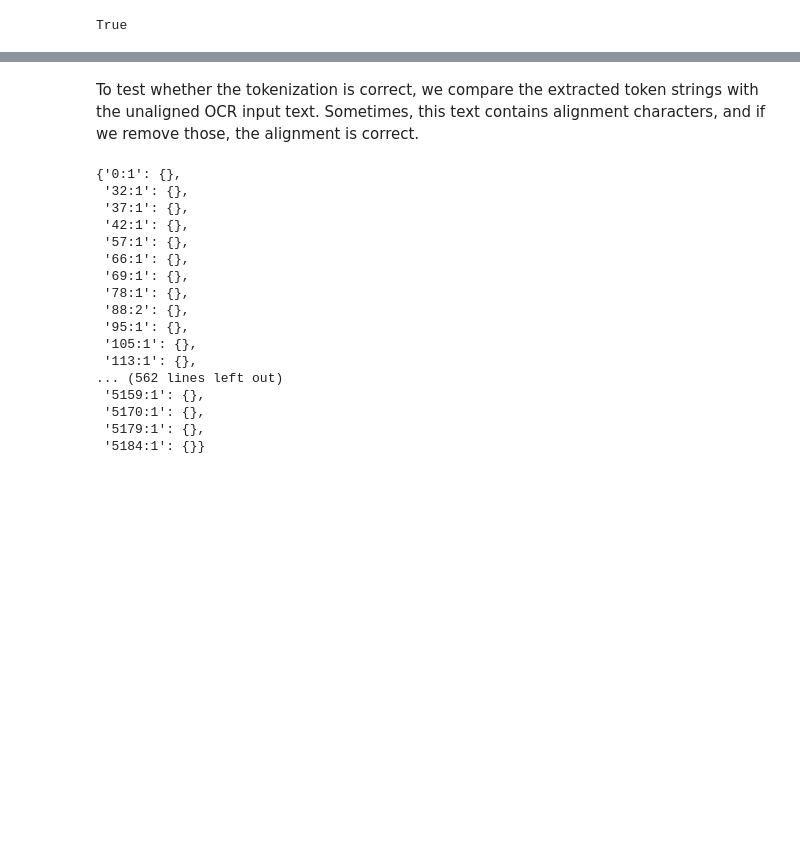
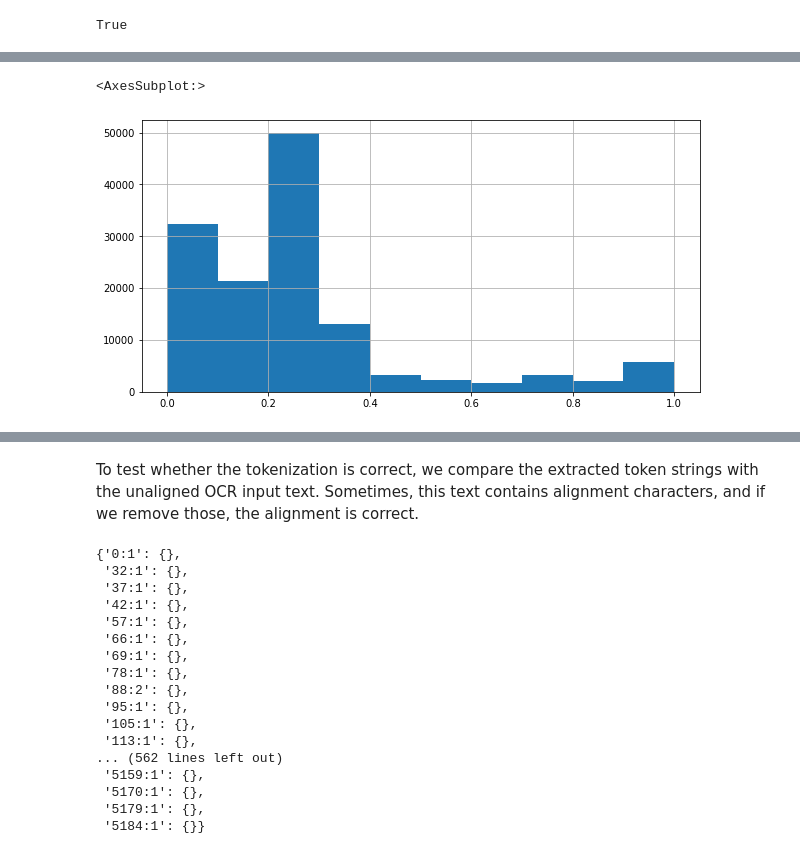
Before and after one commit to jvdzwaan/ocrpostcorrection, a Jupyter notebook: load-data.ipynb, the cells around one changed output, grey strips where cells are left out. Saved outputs shown, nothing was run; the diff lists cells and outputs as text; code cells hidden in the pictures; blank space fills up the shorter version.

Commit message:
Fix normalized edit distance and load all data

```diff
--- a/load-data.ipynb
+++ b/load-data.ipynb
@@ -51,8 +51,16 @@ def remove_label_and_nl(line):
 ocr_aligned = remove_label_and_nl(lines[1])
 gs_aligned = remove_label_and_nl(lines[2])
 # %%
-from dataclasses import dataclass
+from dataclasses import dataclass, field
 import edlib
+
+def normalized_ed(ed, ocr, gs):
+    score = 0.0
+    l = max(len(ocr), len(gs))
+    if l > 0:
+        score = ed / l
+    return score
+
 
 @dataclass
 class Token:
@@ -62,6 +70,11 @@ class Token:
     gs_aligned: str
     start: int
     ed: int
+    score: float = field(init=False)
+
+    def __post_init__(self):
+        self.score = normalized_ed(self.ed, self.ocr_aligned, self.gs_aligned)
+
 
 
 def tokenize_aligned(ocr_aligned, gs_aligned, sentence_start=0):
@@ -179,0 +195,19 @@ Sentence(ocr="' Wc Romen den 8 Oftober.", gs=' Wt Romen den 8 October.', ocr_ali
+# %%
+%%time
+data = {}
+# df of sentence scores
+scores = []
+languages = []
+
+for language_dir in in_dir.iterdir():
+    #print(language_dir.stem)
+    language = language_dir.stem
+
+    for text_file in tqdm(language_dir.rglob('*.txt'), desc=language):
+        #print(text_file)
+        #print(text_file.relative_to(in_dir))
+        key = text_file.relative_to(in_dir)
+        data[key] = extract_sentences(text_file)
+        for s in data[key]:
+            scores.append(s.score)
+            languages.append(language)
@@ -179,0 +217,3 @@ Sentence(ocr="' Wc Romen den 8 Oftober.", gs=' Wt Romen den 8 October.', ocr_ali
+# %%
+df = pd.DataFrame({'score': scores,
+                   'language': languages})
@@ -180,3 +232,8 @@ Sentence(ocr="' Wc Romen den 8 Oftober.", gs=' Wt Romen den 8 October.', ocr_ali
+# %%
+df.score.hist(figsize=(10, 5))
+# %% [output]
+<AxesSubplot:>
+[figure, added]
 # %%
 for t in tokens:
     print(t)
```
Also changed, not shown: parts of 9 cells of this notebook.
